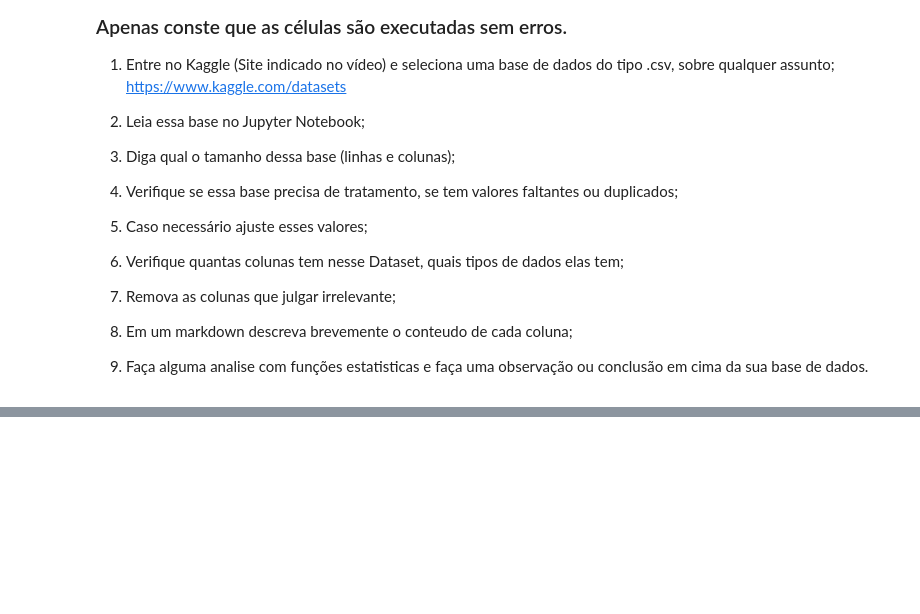
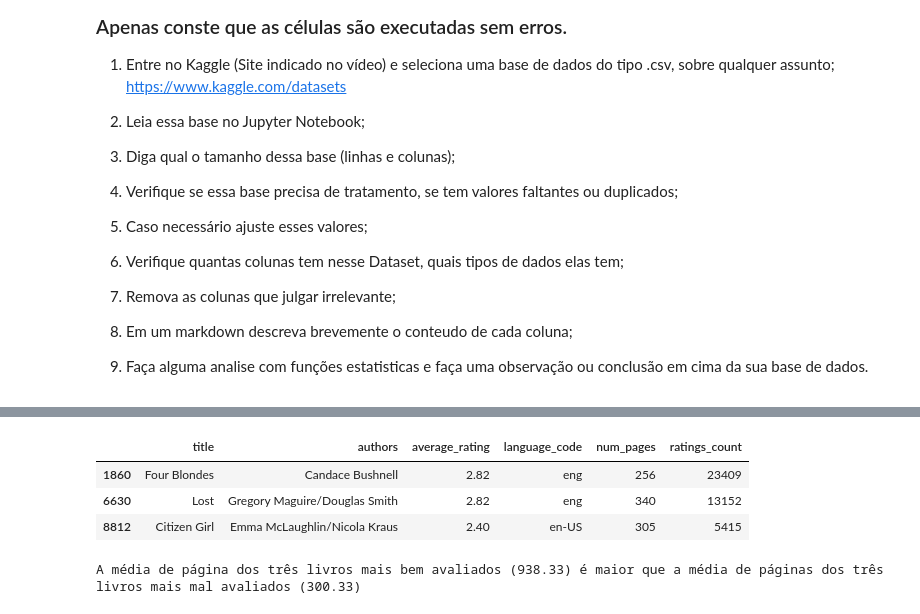
Before and after one commit to vitor-tatiama/CursoPython-Grupo2, a Jupyter notebook: André Pennini/Lista6-Pandas.ipynb, the cells around one changed output, grey strips where cells are left out. Cells and saved outputs as stored; diff of their text form; code cells hidden in the pictures; blank space fills up the shorter version.

```diff
--- a/André Pennini/Lista6-Pandas.ipynb
+++ b/André Pennini/Lista6-Pandas.ipynb
@@ -385,4 +460,21 @@ filtro_linha2
 # %%
 ##### SEU CODIGO COMECA AQUI #####
+filtro_notas_ruim = books[(books["average_rating"] < 3) &(books["ratings_count"] > 5000)]
+filtro_notas_ruim
+# %% [output]
+|  | title | authors | average_rating | language_code | num_pages | ratings_count |
+| 1860 | Four Blondes | Candace Bushnell | 2.82 | eng | 256 | 23409 |
+| 6630 | Lost | Gregory Maguire/Douglas Smith | 2.82 | eng | 340 | 13152 |
+| 8812 | Citizen Girl | Emma McLaughlin/Nicola Kraus | 2.40 | en-US | 305 | 5415 |
 # %%
 ##### SEU CODIGO COMECA AQUI #####
+media_nota_boa= filtro_nota['  num_pages'].mean()
+media_nota_ruim = filtro_notas_ruim['  num_pages'].mean()
+if(media_nota_boa > media_nota_ruim):
+    print(f'A média de página dos três livros mais bem avaliados ({media_nota_boa:.2f}) é maior que a média de páginas dos três livros mais mal avaliados ({media_nota_ruim:.2f})')
+elif(media_nota_boa < media_nota_ruim):
+    print(f'A média de página dos três livros mais bem avaliados ({media_nota_boa:.2f}) é menor que a média de páginas dos três livros mais mal avaliados ({media_nota_ruim:.2f})')
+else:
+    print(f'A média de página dos três livros mais bem avaliados ({media_nota_boa:.2f}) é igual que a média de páginas dos três livros mais mal avaliados ({media_nota_ruim:.2f})')
+# %% [output]
+A média de página dos três livros mais bem avaliados (938.33) é maior que a média de páginas dos três livros mais mal avaliados (300.33)
```
Also changed, not shown: parts of 6 cells of this notebook, 1 other file.
